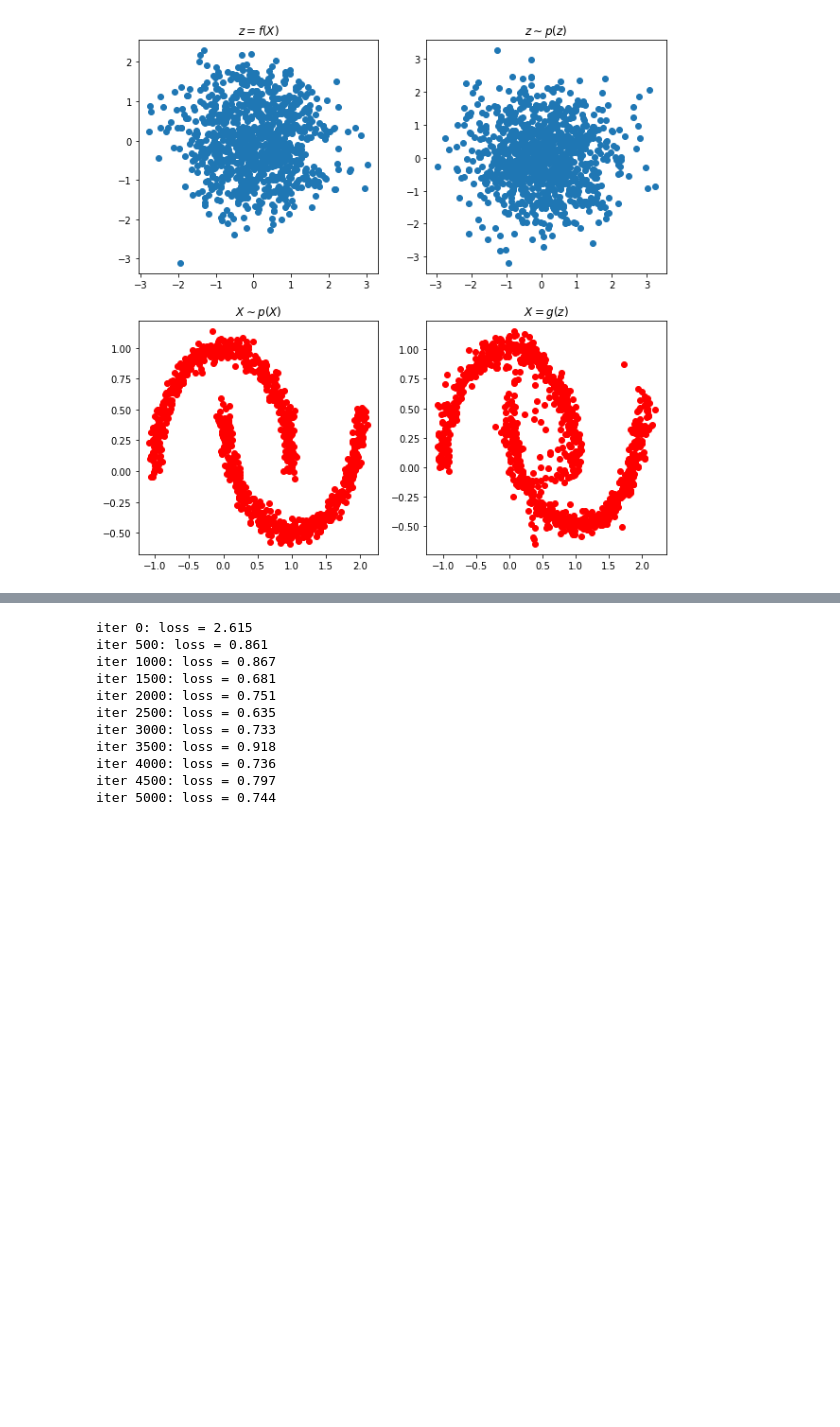
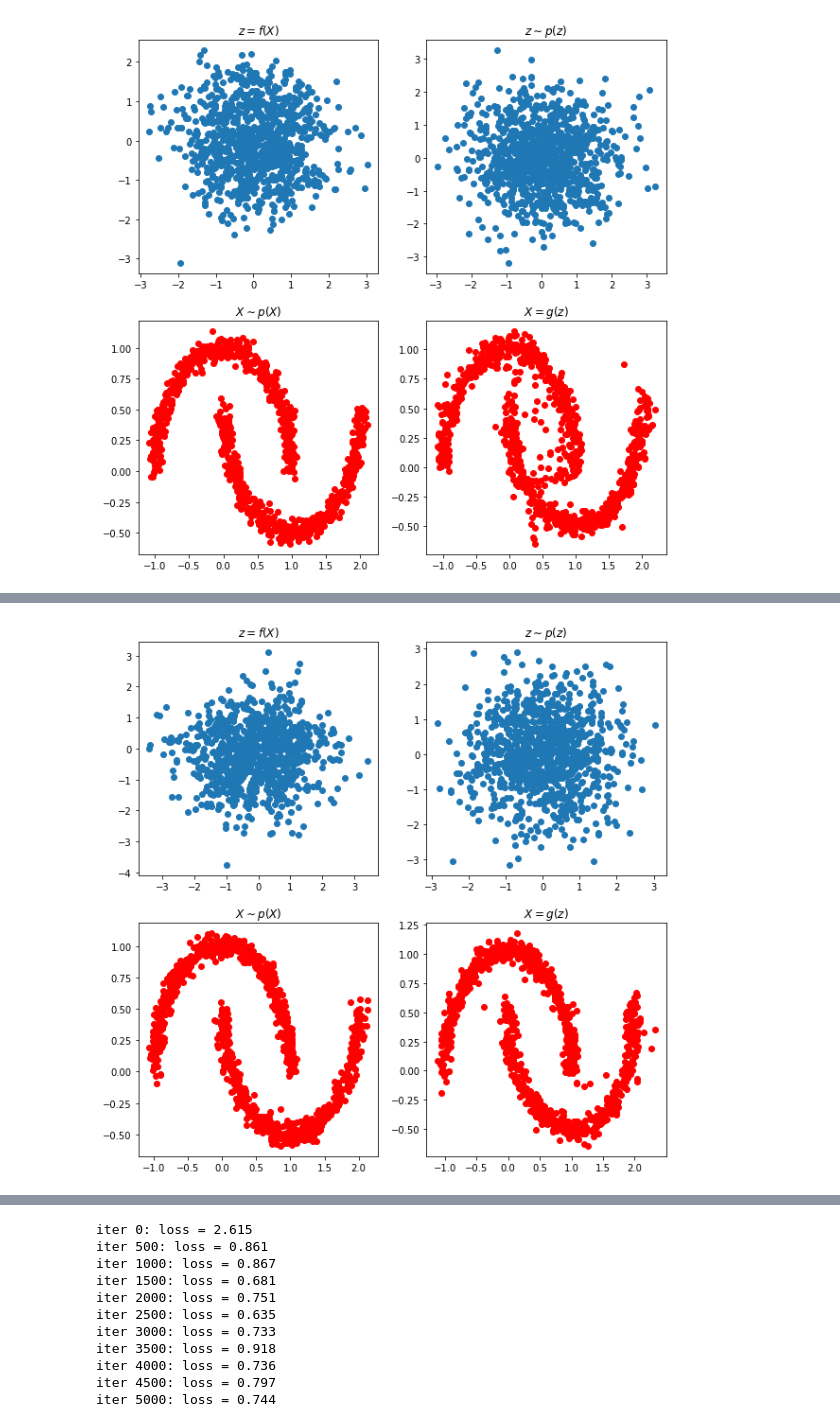
Before and after one commit to Tikhon239/HSE, a Jupyter notebook: BayesML/NF/nf-assignment.ipynb, the cells around one changed output, grey strips where cells are left out. Cells and saved outputs as stored; diff of their text form; code cells hidden in the pictures; blank space fills up the shorter version.

```diff
--- a/BayesML/NF/nf-assignment.ipynb
+++ b/BayesML/NF/nf-assignment.ipynb
@@ -398,3 +398,12 @@ iter 4000: loss = 0.569
 iter 4500: loss = 0.508
 iter 5000: loss = 0.457
 [figure]
+# %%
+# уменьшим hidden_dim
+clear()
+args['hidden_dim'] = 128
+
+flow = get_flow_model(**args)
+flow.fit(**train_args)
+flow.visualization(n_samples=1000)
+# %% [output]
@@ -400,0 +421 @@ iter 5000: loss = 0.457
+[figure, added]
```
Also changed, not shown: parts of 13 cells of this notebook.
